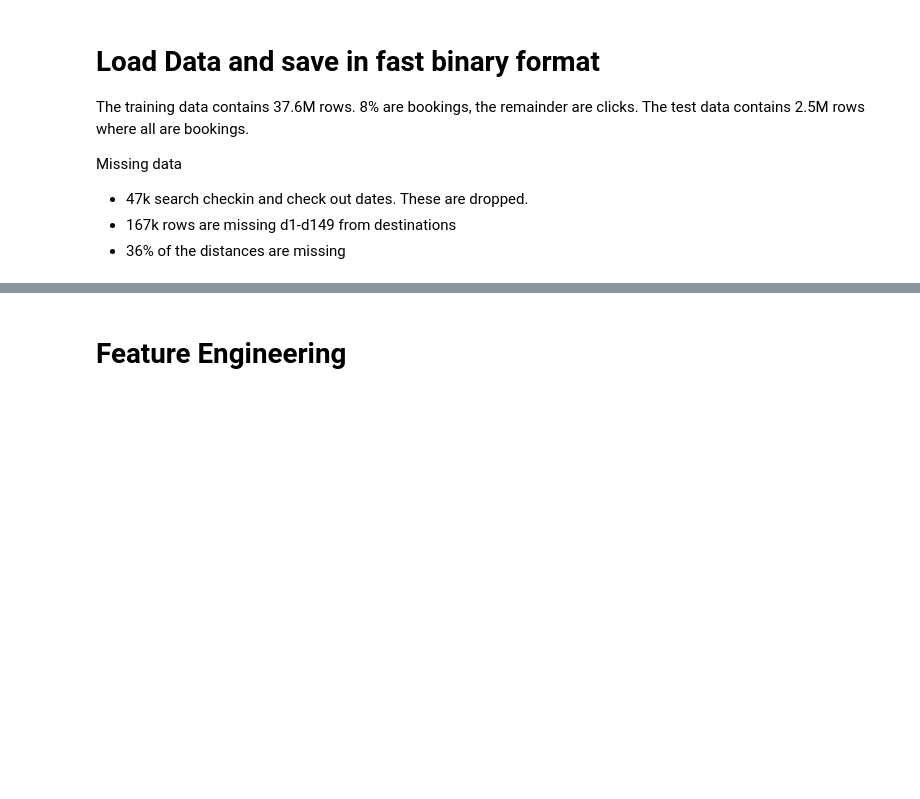
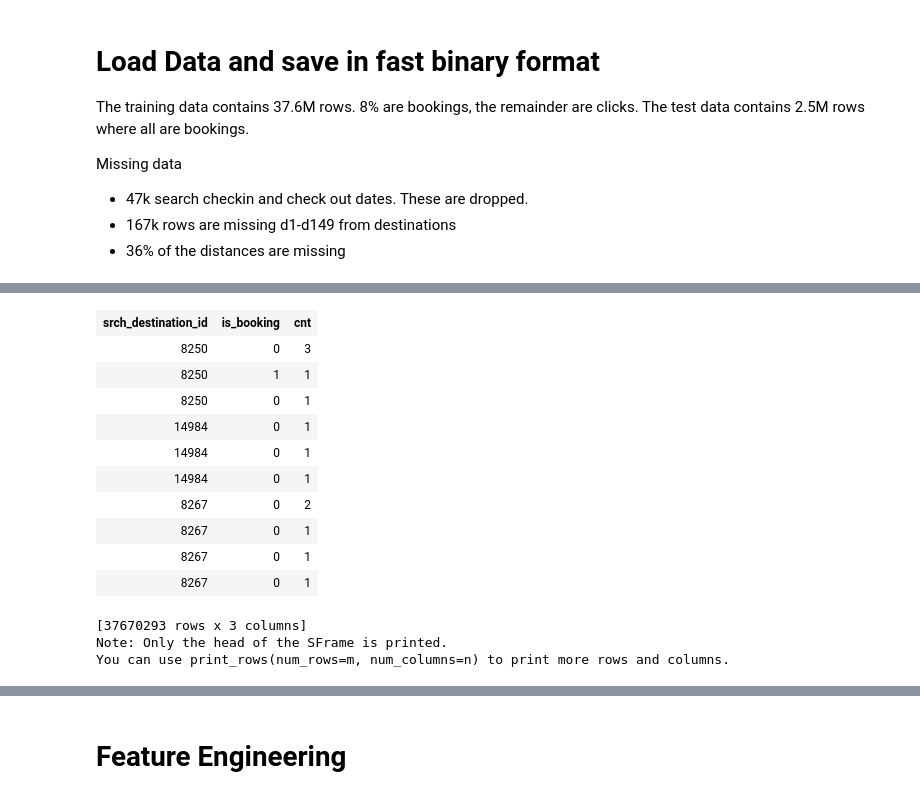
Before and after one commit to Kevin-McIsaac/ExpediaHotelRecommendations, a Jupyter notebook: Exploration.ipynb, the cells around one changed output, grey strips where cells are left out. Saved outputs shown, nothing was run; the diff lists cells and outputs as text; code cells hidden in the pictures; blank space fills up the shorter version.

```diff
--- a/Exploration.ipynb
+++ b/Exploration.ipynb
@@ -154,0 +58,17 @@ Number of unpacked features : 6
+# %%
+train['srch_destination_id', 'is_booking', 'cnt']
+# %% [output]
+| srch_destination_id | is_booking | cnt |
+| 8250 | 0 | 3 |
+| 8250 | 1 | 1 |
+| 8250 | 0 | 1 |
+| 14984 | 0 | 1 |
+| 14984 | 0 | 1 |
+| 14984 | 0 | 1 |
+| 8267 | 0 | 2 |
+| 8267 | 0 | 1 |
+| 8267 | 0 | 1 |
+| 8267 | 0 | 1 |
+[37670293 rows x 3 columns]
+Note: Only the head of the SFrame is printed.
+You can use print_rows(num_rows=m, num_columns=n) to print more rows and columns.
```
Also changed, not shown: parts of 30 cells of this notebook.
